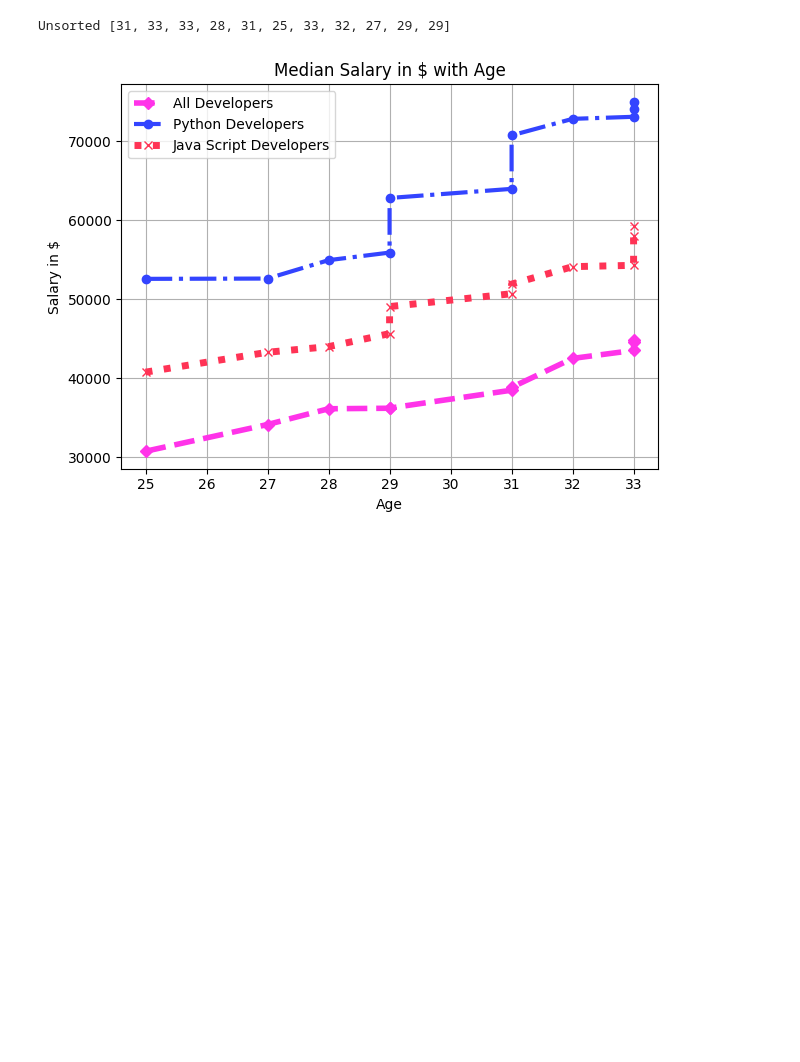
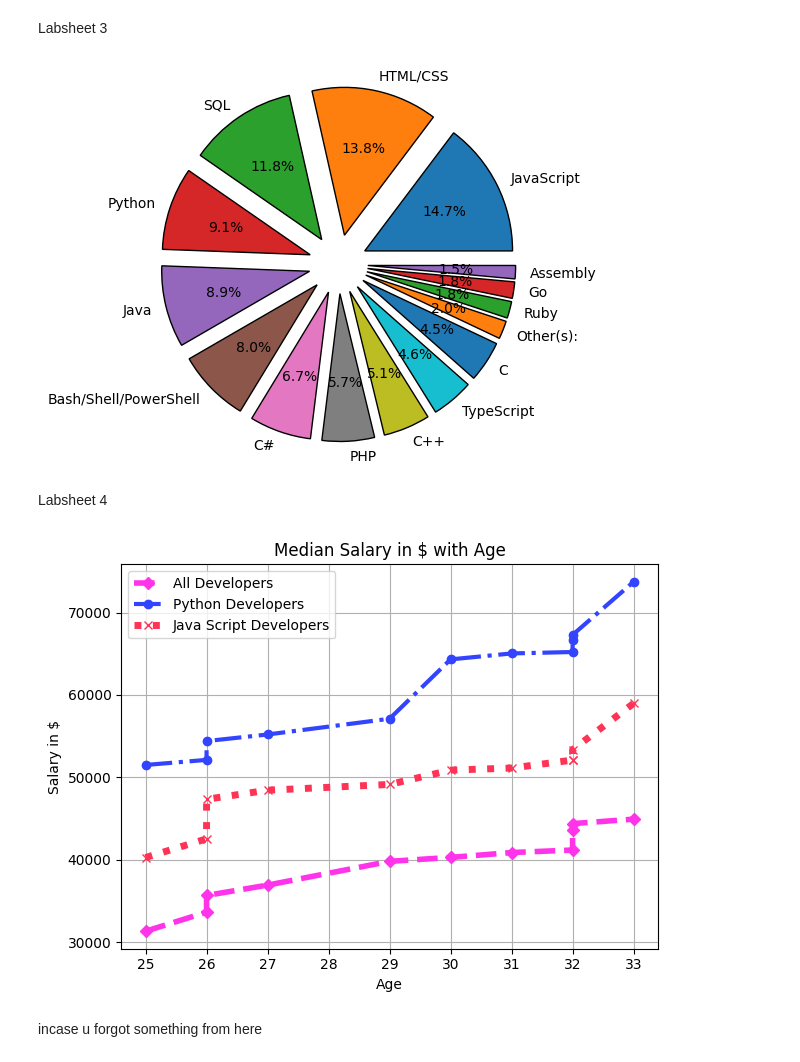
Before and after one commit to V-Adithya/DAV-Python, a Jupyter notebook: test.ipynb, the cells around one changed output. Saved outputs shown, nothing was run; the diff lists cells and outputs as text; code cells hidden in the pictures; blank space fills up the shorter version.

```diff
--- a/test.ipynb
+++ b/test.ipynb
@@ -47,0 +79,2 @@ plt.legend(targets,prop={'size':15})
+# %% [markdown]
+Labsheet 3
@@ -47,0 +85,20 @@ plt.legend(targets,prop={'size':15})
+# %%
+import pandas as pd
+data=pd.read_csv('data.csv')
+ids=data['Responder_id']
+language_responses=data['LanguagesWorkedWith']
+from collections import Counter
+language_counter=Counter()
+for response in language_responses:
+    language_counter.update(response.split(";"))
+languages=[]
+popularity=[]
+for item in language_counter.most_common(15):
+    languages.append(item[0])
+    popularity.append(item[1])
+plt.pie(popularity,labels=languages,explode=[0.2,0.2,0.2,0.2,0.2,0.2,0.2,0.2,0.2,0.2,0.2,0.2,0.2,0.2,0.2],autopct="%0.1f%%",wedgeprops={'edgecolor':'black'})
+plt.show()
+# %% [output]
+[figure, added]
+# %% [markdown]
+Labsheet 4
@@ -48,18 +118,4 @@ plt.legend(targets,prop={'size':15})
 # %%
-import matplotlib.pyplot as plt
-import numpy as np
-import random
-
-age=[random.randrange(25,35,1) for ages in range(11)]
-ages=sorted(age,reverse=False)
-print("Unsorted",age)
-dev=[random.randrange(30000,45000,1) for ages in range(11)]
-devs=sorted(dev,reverse=False)
-py_dev=[random.randrange(50000,75000,1) for ages in range(11)]
-py_devs=sorted(py_dev,reverse=False)
-js_dev=[random.randrange(40000,60000) for js_dev in range(11)]
-js_devs=sorted(js_dev,reverse=False)
-
 plt.plot(ages,devs,label="All Developers",color="#FF33E9",linestyle="--",marker="D",linewidth=4)
 plt.plot(ages,py_devs,label="Python Developers",color="#3344FF",linestyle="-.",marker="o",linewidth=3)
 plt.plot(ages,js_devs,label="Java Script Developers",color="#FF3355",linestyle=":",marker="x",linewidth=5)
@@ -71,5 +127,6 @@ plt.tight_layout()
 plt.grid(True)
 plt.show()
 # %% [output]
-Unsorted [31, 33, 33, 28, 31, 25, 33, 32, 27, 29, 29]
-[figure, old version]
+[figure, new version]
+# %% [markdown]
+incase u forgot something from here
```
Also changed, not shown: parts of 20 cells of this notebook, 1 other file.
